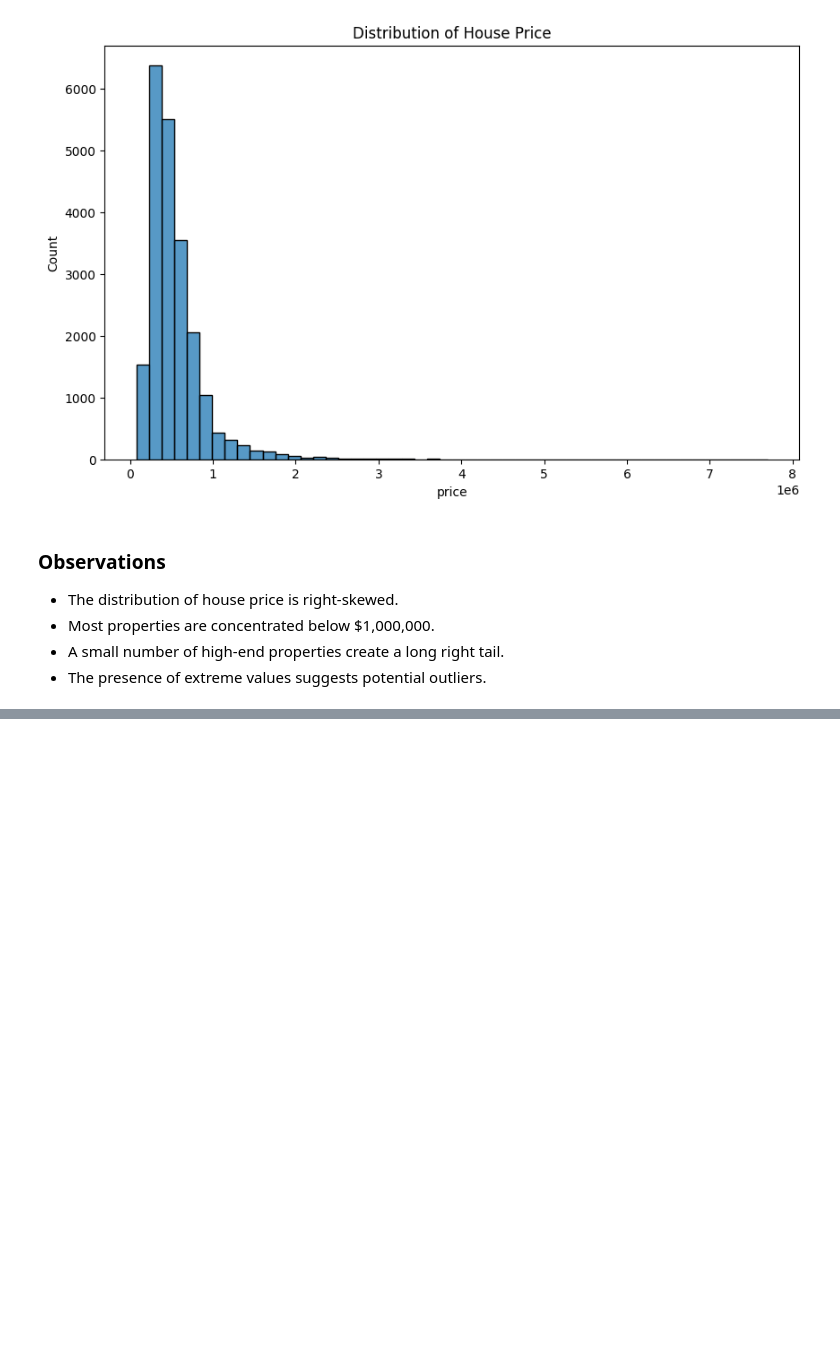
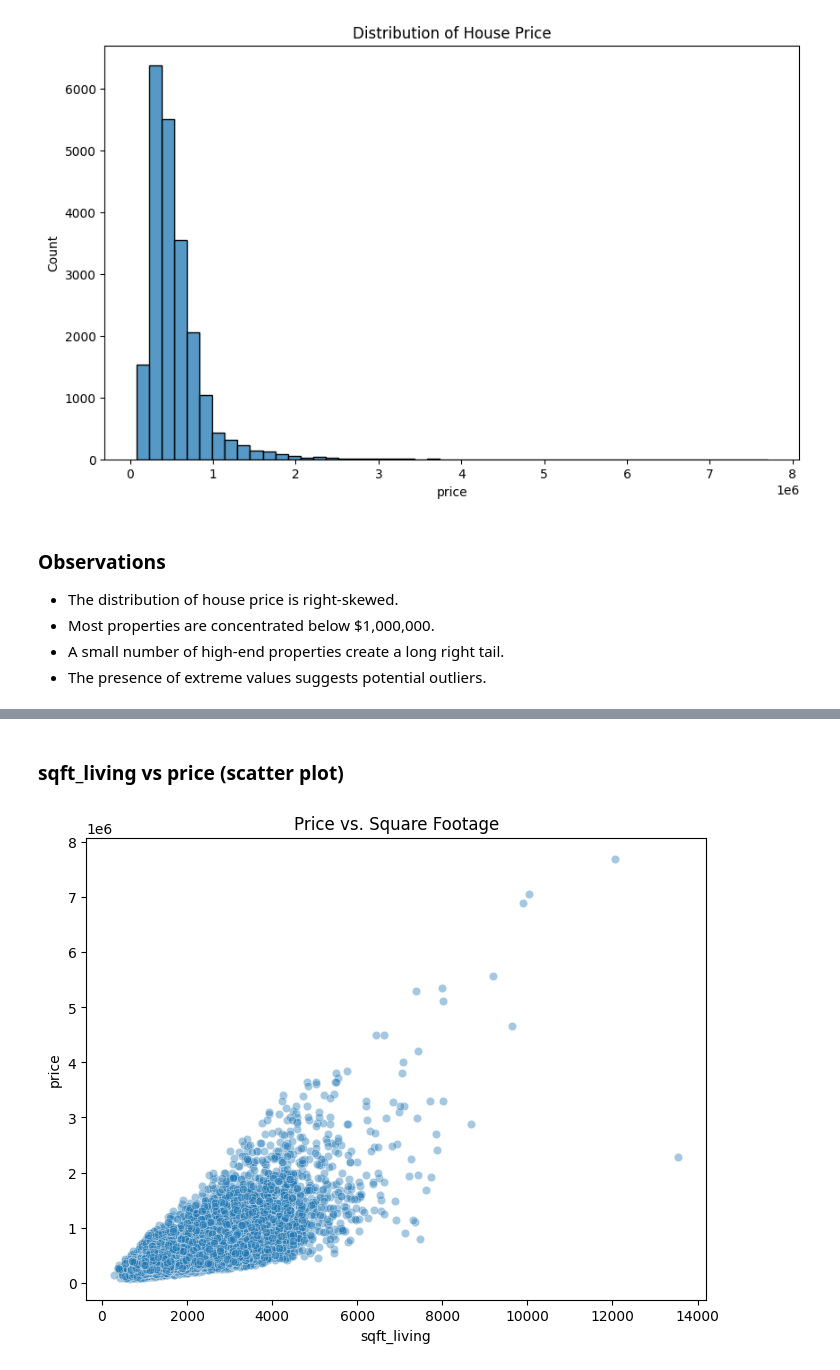
Before and after one commit to MKlim22/house-price-prediction, a Jupyter notebook: notebooks/02_exploratory_data_analysis.ipynb, the cells around one changed output, grey strips where cells are left out. Saved outputs shown, nothing was run; the diff lists cells and outputs as text; code cells hidden in the pictures; blank space fills up the shorter version.

```diff
--- a/notebooks/02_exploratory_data_analysis.ipynb
+++ b/notebooks/02_exploratory_data_analysis.ipynb
@@ -52,0 +68,9 @@ plt.show()
+# %% [markdown]
+### sqft_living vs price (scatter plot)
+# %%
+plt.figure(figsize=(8, 6))
+sns.scatterplot(x=df["sqft_living"], y=df["price"], alpha=0.4)
+plt.title("Price vs. Square Footage")
+plt.show()
+# %% [output]
+[figure, added]
```
Also changed, not shown: parts of 3 cells of this notebook.
